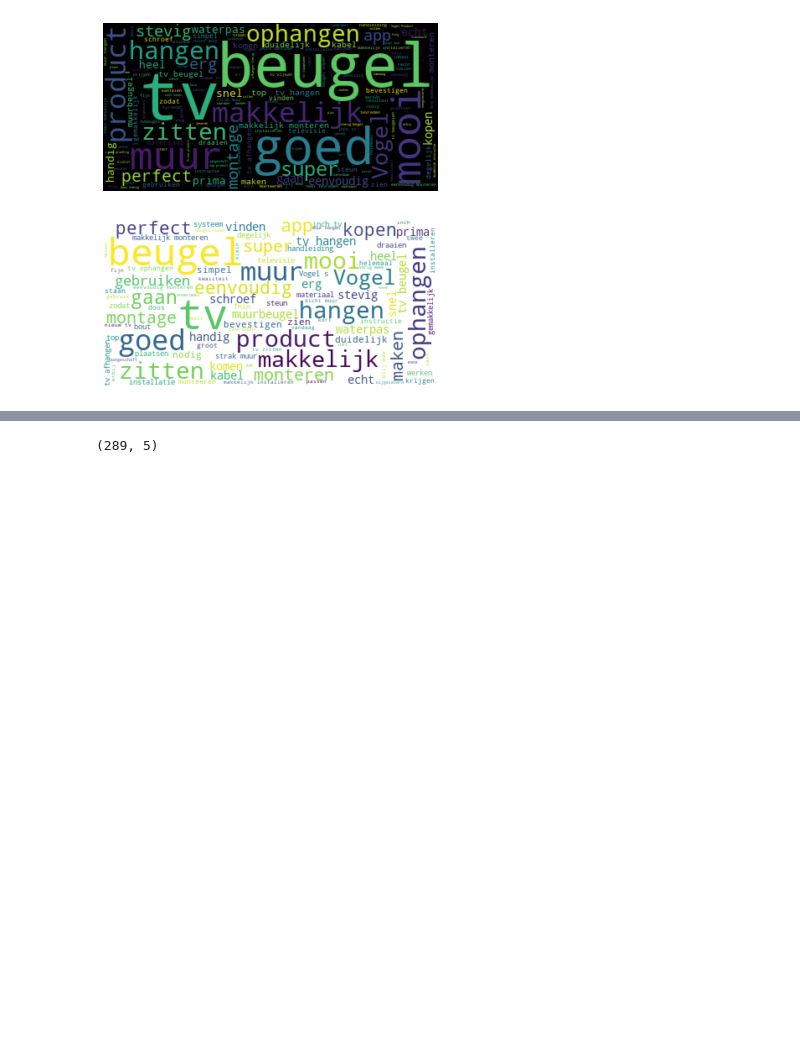
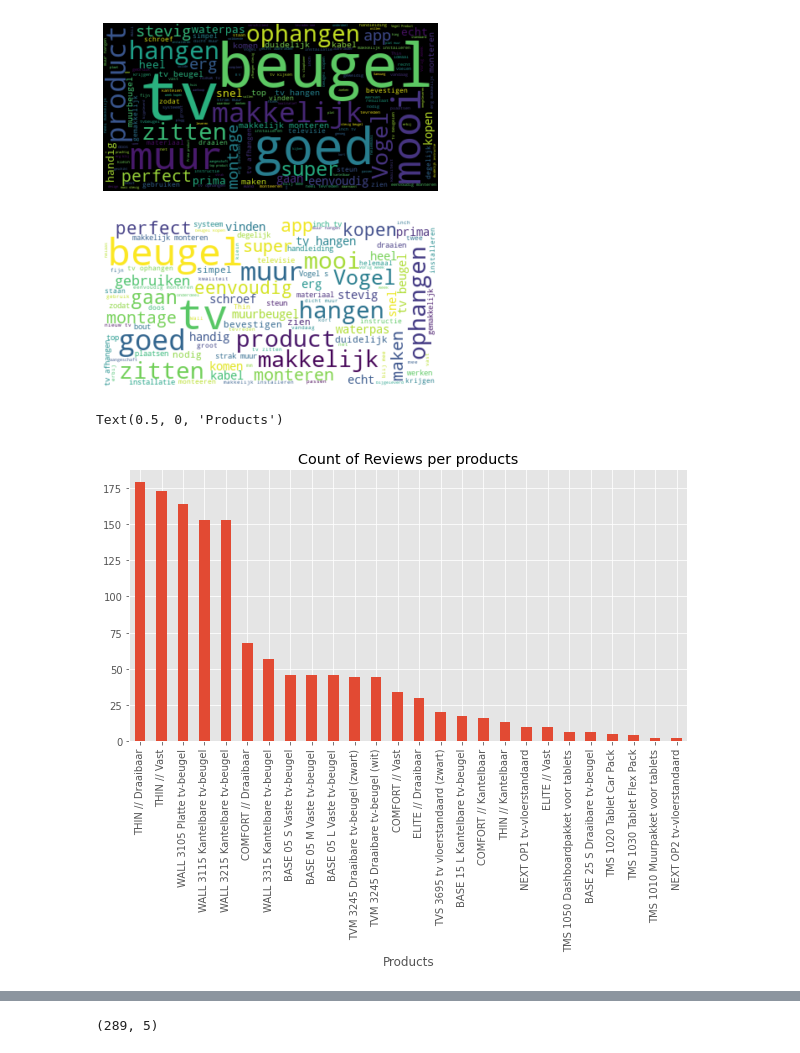
Before and after one commit to wakizasher/NLP, a Jupyter notebook: Vogel_review_EDA.ipynb, the cells around one changed output, grey strips where cells are left out. Saved outputs shown, nothing was run; the diff lists cells and outputs as text; code cells hidden in the pictures; blank space fills up the shorter version.

```diff
--- a/Vogel_review_EDA.ipynb
+++ b/Vogel_review_EDA.ipynb
@@ -585,6 +581,12 @@ plt.axis("off")
 plt.show()
 # %% [output]
 [figure]
+# %%
+ax = positive_vogels['productname'].value_counts().plot(kind='bar', title = 'Count of Reviews per products', figsize=(10,5))
+ax.set_xlabel('Products')
+# %% [output]
+Text(0.5, 0, 'Products')
+[figure, added]
 # %%
 negative_vogels = vogels_df.loc[vogels_df['Rating based on sentiment'] <= 2]
 negative_vogels.head(20)
```
Also changed, not shown: parts of 11 cells of this notebook.
